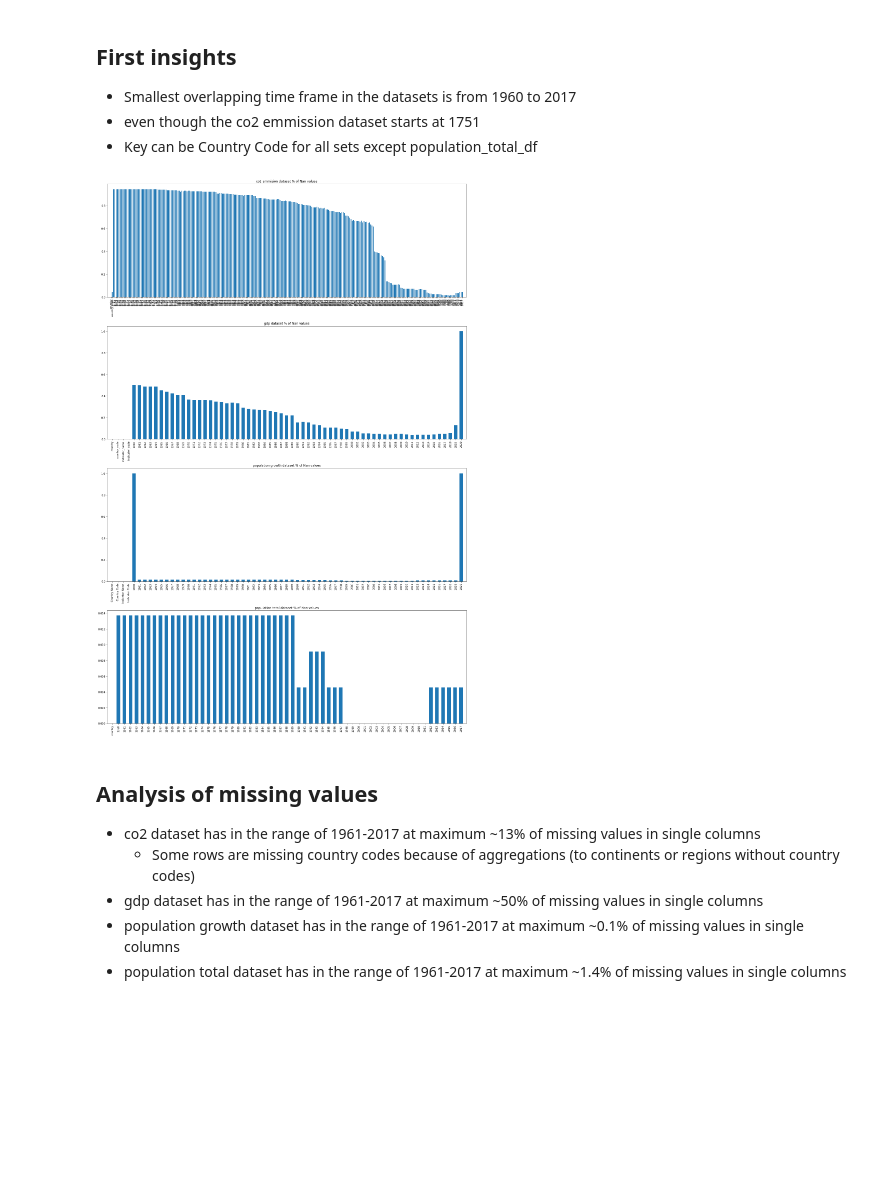
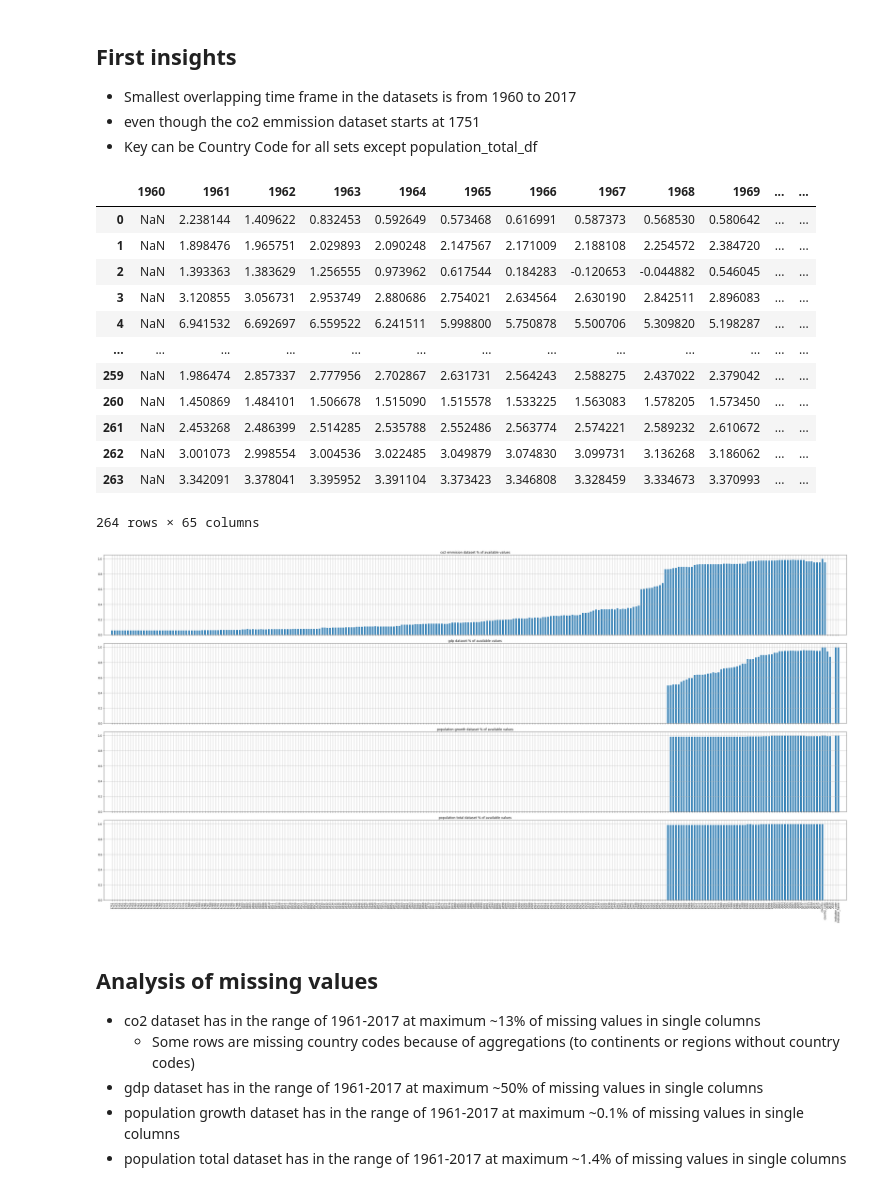
Before and after one commit to Zombobot1/FU_DB_A10, a Jupyter notebook: sandbox/missing_data_identification.ipynb, the cells around one changed output. Cells and saved outputs as stored; diff of their text form; code cells hidden in the pictures; blank space fills up the shorter version.

Commit message:
modified missing data plotting

```diff
--- a/sandbox/missing_data_identification.ipynb
+++ b/sandbox/missing_data_identification.ipynb
@@ -197,27 +197,61 @@ population_total_df_wide
 * Smallest overlapping time frame in the datasets is from 1960 to 2017
 * even though the co2 emmission dataset starts at 1751
 * Key can be Country Code for all sets except population_total_df
+# %%
+co2_emission_df_wide.columns = co2_emission_df_wide.columns.astype(str)
+co2_emission_df_wide_sort = co2_emission_df_wide.reindex(
+    sorted(co2_emission_df_wide.columns), axis=1)
+
+
+gdp_df_cl.columns = gdp_df_cl.columns.astype(str)
+gdp_df_cl_sort = gdp_df_cl.reindex(
+    sorted(gdp_df_cl.columns), axis=1)
+
+population_total_df_wide.columns = population_total_df_wide.columns.astype(str)
+population_total_df_wide_sort = population_total_df_wide.reindex(
+    sorted(population_total_df_wide.columns), axis=1)
+
+population_growth_df_cl.columns = population_growth_df_cl.columns.astype(str)
+population_growth_df_cl_sort = population_growth_df_cl.reindex(
+    sorted(population_growth_df_cl.columns), axis=1)
+population_growth_df_cl_sort
+# %% [output]
+|  | 1960 | 1961 | 1962 | 1963 | 1964 | 1965 | 1966 | 1967 | 1968 | 1969 | ... | ... |
+| 0 | NaN | 2.238144 | 1.409622 | 0.832453 | 0.592649 | 0.573468 | 0.616991 | 0.587373 | 0.568530 | 0.580642 | ... | ... |
+| 1 | NaN | 1.898476 | 1.965751 | 2.029893 | 2.090248 | 2.147567 | 2.171009 | 2.188108 | 2.254572 | 2.384720 | ... | ... |
+| 2 | NaN | 1.393363 | 1.383629 | 1.256555 | 0.973962 | 0.617544 | 0.184283 | -0.120653 | -0.044882 | 0.546045 | ... | ... |
+| 3 | NaN | 3.120855 | 3.056731 | 2.953749 | 2.880686 | 2.754021 | 2.634564 | 2.630190 | 2.842511 | 2.896083 | ... | ... |
+| 4 | NaN | 6.941532 | 6.692697 | 6.559522 | 6.241511 | 5.998800 | 5.750878 | 5.500706 | 5.309820 | 5.198287 | ... | ... |
+| ... | ... | ... | ... | ... | ... | ... | ... | ... | ... | ... | ... | ... |
+| 259 | NaN | 1.986474 | 2.857337 | 2.777956 | 2.702867 | 2.631731 | 2.564243 | 2.588275 | 2.437022 | 2.379042 | ... | ... |
+| 260 | NaN | 1.450869 | 1.484101 | 1.506678 | 1.515090 | 1.515578 | 1.533225 | 1.563083 | 1.578205 | 1.573450 | ... | ... |
+| 261 | NaN | 2.453268 | 2.486399 | 2.514285 | 2.535788 | 2.552486 | 2.563774 | 2.574221 | 2.589232 | 2.610672 | ... | ... |
+| 262 | NaN | 3.001073 | 2.998554 | 3.004536 | 3.022485 | 3.049879 | 3.074830 | 3.099731 | 3.136268 | 3.186062 | ... | ... |
+| 263 | NaN | 3.342091 | 3.378041 | 3.395952 | 3.391104 | 3.373423 | 3.346808 | 3.328459 | 3.334673 | 3.370993 | ... | ... |
+264 rows × 65 columns
 # %%
 sparsities = {}
-sparsities['co2 emmision dataset % of Nan values'] = co2_emission_df_wide.isna().sum()/co2_emission_df_wide.shape[0]
-sparsities['gdp dataset % of Nan values'] = gdp_df_cl.isna().sum()/gdp_df_cl.shape[0]
-sparsities['population growth dataset % of Nan values'] = population_growth_df.isna().sum()/population_growth_df.shape[0]
-sparsities['population total dataset % of Nan values'] = population_total_df_wide.isna().sum()/population_total_df_wide.shape[0]
+
+sparsities['co2 emmision dataset % of available values'] = 1-co2_emission_df_wide_sort.isna().sum()/co2_emission_df_wide_sort.shape[0]
+sparsities['gdp dataset % of available values'] = 1-gdp_df_cl_sort.isna().sum()/gdp_df_cl_sort.shape[0]
+sparsities['population growth dataset % of available values'] = 1-population_growth_df_cl_sort.isna().sum()/population_growth_df_cl_sort.shape[0]
+sparsities['population total dataset % of available values'] = 1-population_total_df_wide_sort.isna().sum()/population_total_df_wide_sort.shape[0]
 # %%
-fig, axs = plt.subplots(len(sparsities),1, figsize=(20,30))
+fig, axs = plt.subplots(len(sparsities),1, figsize=(40,20),sharex=True)
 for i, (key, val) in enumerate(sparsities.items()):
     #row = math.floor(i/2)
     #col = i%2
     #print(val.index.tolist())
     idx = [str(x) for x in val.index.tolist()]
     axs[i].bar(idx, val.values, width=0.6,align='center')
     axs[i].set_title(key)
     axs[i].tick_params(axis='x', labelrotation = 90)
     axs[i].margins(x=0.01)
+    axs[i].grid()
 fig.tight_layout()
 plt.show()
 # %% [output]
-[figure, old version]
+[figure, new version]
 # %% [markdown]
 ## Analysis of missing values
 * co2 dataset has in the range of 1961-2017 at maximum ~13% of missing values in single columns
```
